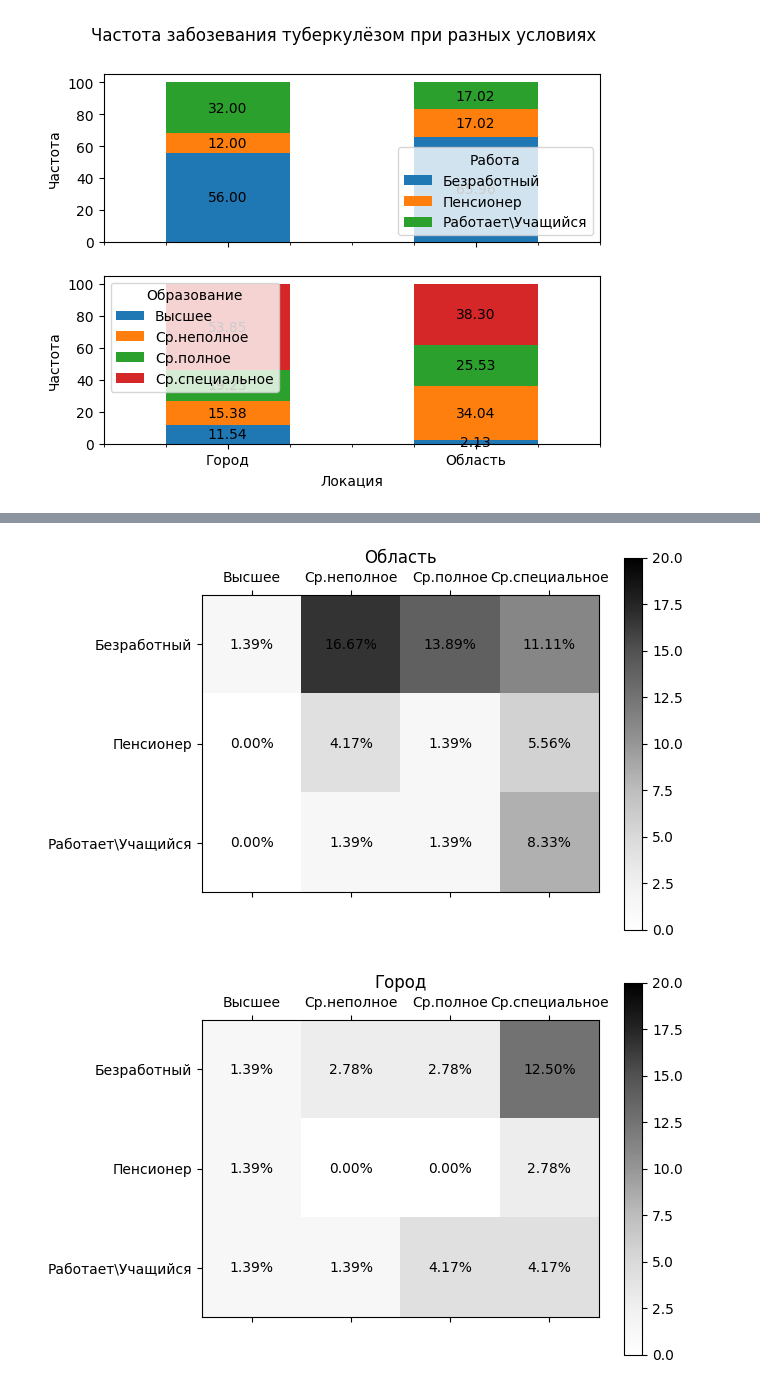
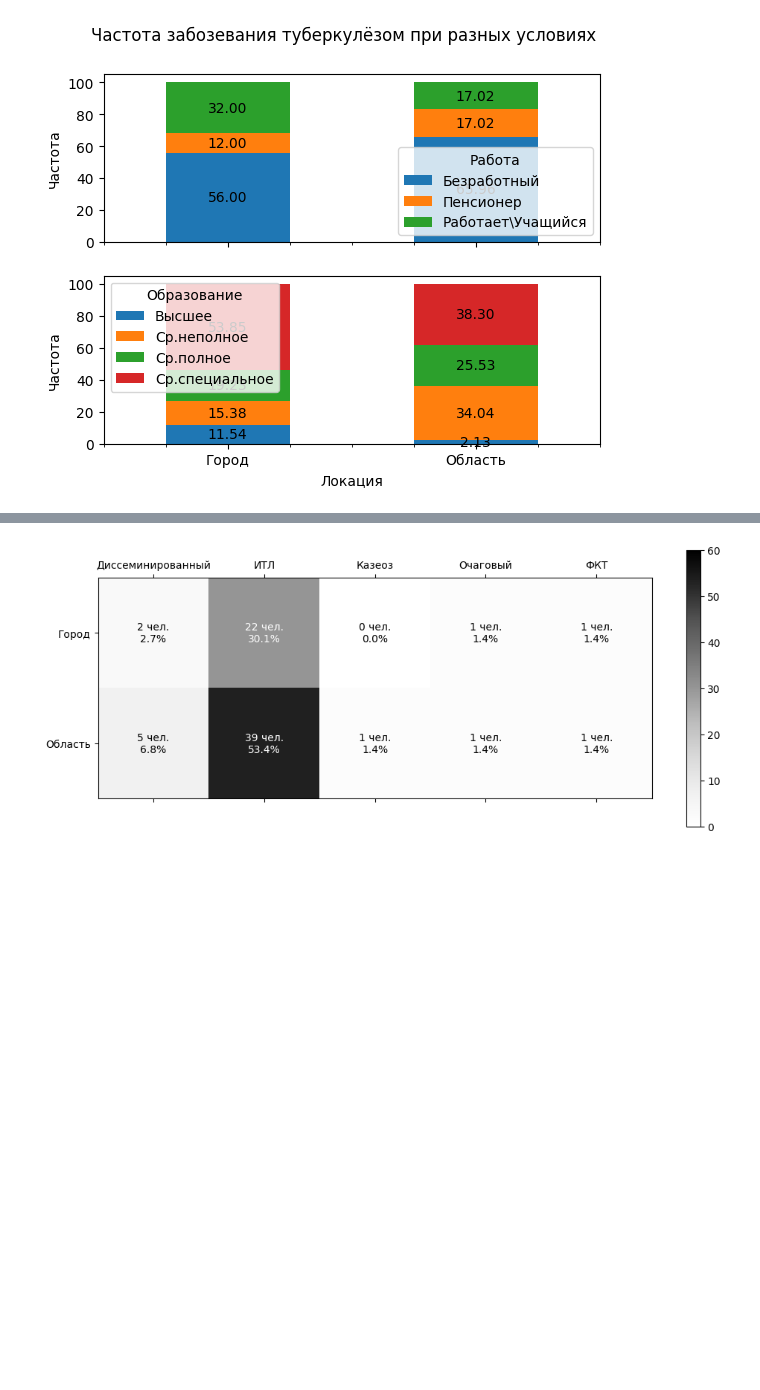
Before and after one commit to D-314/cyber-tuber, a Jupyter notebook: processing.ipynb, the cells around one changed output, grey strips where cells are left out. Cells and saved outputs as stored; diff of their text form; code cells hidden in the pictures; blank space fills up the shorter version.

```diff
--- a/processing.ipynb
+++ b/processing.ipynb
@@ -41,17 +44,22 @@ in_city = dataset['Житель Омска'].astype(str).apply(lambda x: 'Обл
 region = dataset['Житель Омска'].astype(str)+dataset['Житель ОО'].astype(str)
 region = region.str.extract(r'\((.*?)\)')
 
-graduation = dataset[['Образование среднее не полное','Среднее полное','Средне-специальное','Высшее']].apply(find_last_one, axis=1)
-graduation = graduation.replace({'Образование среднее не полное': 'Ср.неполное',
+education = dataset[['Образование среднее не полное','Среднее полное','Средне-специальное','Высшее']].apply(find_last_one, axis=1)
+education = education.replace({'Образование среднее не полное': 'Ср.неполное',
                                  'Средне-специальное': 'Ср.специальное',
                                  'Среднее полное': 'Ср.полное',})
 
 work = dataset[['Работает\Учащийся','Безработный','Пенсионер']].apply(find_last_one, axis=1)
 
+tuber_form = dataset[['Очаговый т-з','ИТЛ','Диссеминированный ','Казеозная пневмония','ФКТ','Туберкулома','Цирротический']].apply(find_last_one, axis=1)
+tuber_form = tuber_form.replace({'Очаговый т-з': 'Очаговый',
+                                 'Диссеминированный ': 'Диссеминированный',
+                                 'Казеозная пневмония': 'Казеоз',})
+
 efficiency = dataset['Исход'].apply(is_efficient)
 
-df = pd.concat([in_city, region,work,graduation, efficiency], axis=1)
-del in_city, region,graduation,work,efficiency
-df.columns = ['Локация', 'Регион', 'Работа' , 'Образование', 'Исход']
+df = pd.concat([in_city, region,work,education,tuber_form,efficiency], axis=1)
+df.columns = ['Локация', 'Регион', 'Работа', 'Образование', 'Форма туберкулёза', 'Исход']
+del in_city, region,education,work,tuber_form,efficiency
 df
 # %% [output]
@@ -145,23 +153,19 @@ plt.show()
 # %%
-freqs = df.groupby(['Локация', 'Работа', 'Образование']).size()
-
-# Получение нормализованных частот
+freqs = df.groupby(['Локация','Форма туберкулёза']).size()
 norm_freqs = 100 * freqs / freqs.sum()
-
-# Построение двухмерных графиков
-for loc in df['Локация'].dropna().unique():
-    subset = norm_freqs[loc]
-    subset = subset.unstack().fillna(0)
-    plt.matshow(subset, cmap='Greys', vmin=0, vmax=20)
-    plt.title(loc)
-    ax = plt.gca()
-    # Добавляем надписи
-    for (i, j), z in np.ndenumerate(subset):
-        ax.text(j, i, '{:0.2f}%'.format(z), ha='center', va='center')
-    plt.xticks(range(len(subset.columns)), subset.columns)
-    plt.yticks(range(len(subset.index)), subset.index)
-    plt.colorbar()
-    plt.show()
+max = np.floor(np.ceil(norm_freqs.max() / 10) * 10)
+subset = freqs.unstack().fillna(0)
+subset_norm = norm_freqs.unstack().fillna(0)
+plt.matshow(subset_norm, cmap='Greys', vmin=0, vmax=max)
+ax = plt.gca()
+# Добавляем надписи
+for (((i,j),z1),((_,_),z2)) in zip(np.ndenumerate(subset), np.ndenumerate(subset_norm)):
+    text_color = 'white' if subset_norm.iloc[i, j] > 10 else 'black'
+    ax.text(j, i, '{:d} чел.\n{:0.1f}%'.format(int(z1), z2), ha='center', va='center', color=text_color)
+plt.xticks(range(len(subset_norm.columns)), subset_norm.columns)
+plt.yticks(range(len(subset_norm.index)), subset_norm.index)
+plt.colorbar()
+plt.show()
+del freqs,norm_freqs,subset,subset_norm,i,j,z1,z2,ax,text_color,max
 # %% [output]
-[figure, old version]
+[figure, new version]
-[figure, removed]
```
Also changed, not shown: parts of 5 cells of this notebook.
